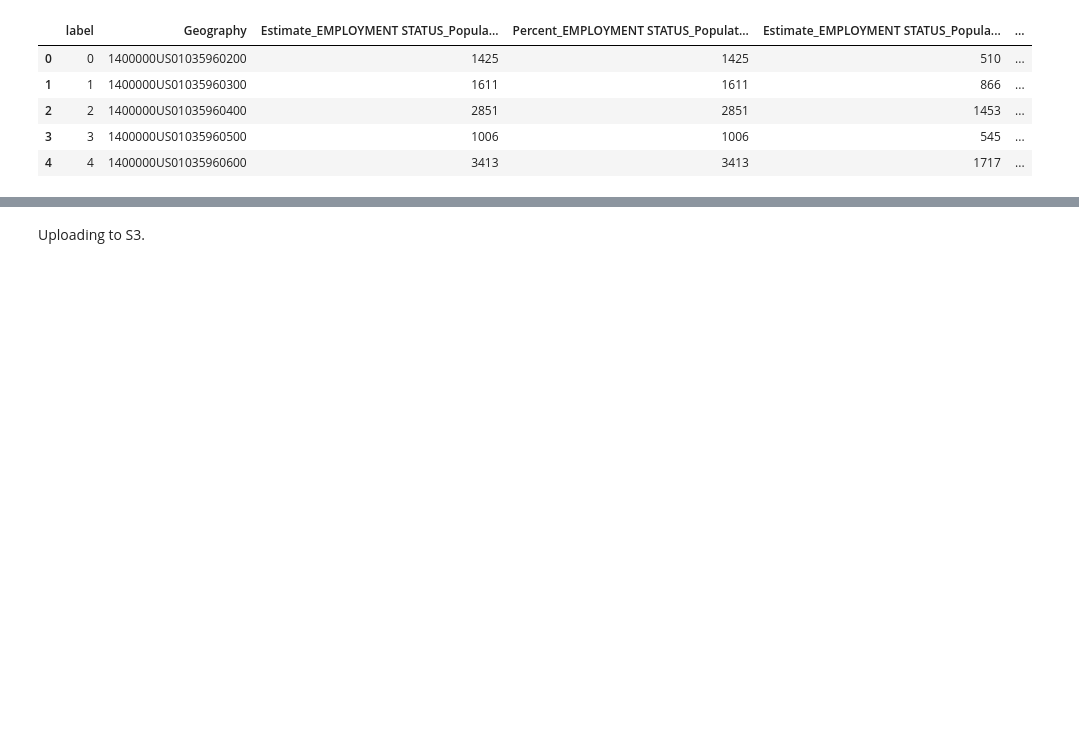
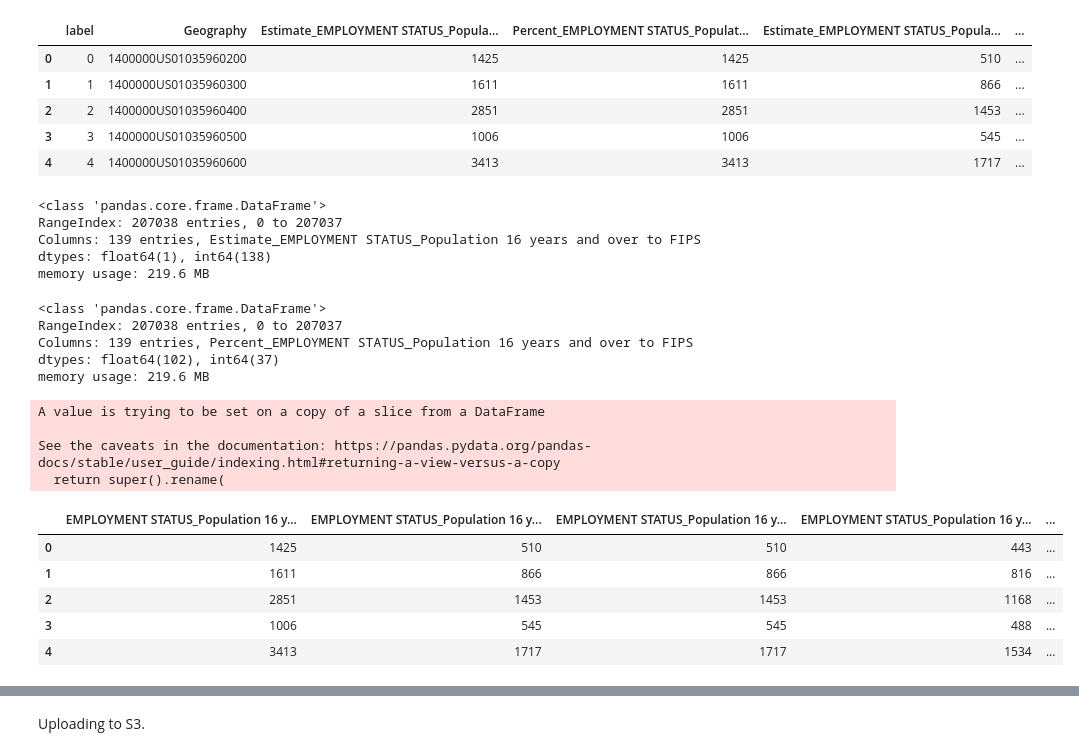
Before and after one commit to georgetown-analytics/Bleeding-Hearts, a Jupyter notebook: Wrangling.ipynb, the cells around one changed output, grey strips where cells are left out. Drawn from its saved outputs; the diff is of its cells as text; code cells hidden in the pictures; blank space fills up the shorter version.

```diff
--- a/Wrangling.ipynb
+++ b/Wrangling.ipynb
@@ -254,3 +254,58 @@ acs.head()
 | 2 | 2 | 1400000US01035960400 | 2851 | 2851 | 1453 | ... |
 | 3 | 3 | 1400000US01035960500 | 1006 | 1006 | 545 | ... |
 | 4 | 4 | 1400000US01035960600 | 3413 | 3413 | 1717 | ... |
+# %%
+#dropping columns we don't need anymore
+dropcols = ['label',
+           'Geography',
+           'state',
+           'county',
+           'tract']
+acs.drop(columns=dropcols,inplace=True)
+#creating a list of remaining columns and splitting the list into two: one for percent and one for estimate
+cols = list(acs)
+est = [i for i in cols if "Percent" not in i]
+pct = [i for i in cols if "Estimate" not in i]
+#using the est and pct lists to split the acs dataframe into two df's: one for percent and one for estimate
+acs_est = acs[est]
+acs_pct = acs[pct]
+# %%
+acs_est.info()
+# %% [output]
+<class 'pandas.core.frame.DataFrame'>
+RangeIndex: 207038 entries, 0 to 207037
+Columns: 139 entries, Estimate_EMPLOYMENT STATUS_Population 16 years and over to FIPS
+dtypes: float64(1), int64(138)
+memory usage: 219.6 MB
+# %%
+acs_pct.info()
+# %% [output]
+<class 'pandas.core.frame.DataFrame'>
+RangeIndex: 207038 entries, 0 to 207037
+Columns: 139 entries, Percent_EMPLOYMENT STATUS_Population 16 years and over to FIPS
+dtypes: float64(102), int64(37)
+memory usage: 219.6 MB
+# %%
+#removing "Estimate" and "Percent" from column names
+est_clean = [i.replace('Estimate_','') for i in est]
+pct_clean = [i.replace('Percent_','') for i in pct]
+#creating a dictionary for each est and pct that we will use to rename the columns without "Estimate" and "Percent"
+est_d=dict(zip(est,est_clean))
+pct_d=dict(zip(pct,pct_clean))
+#renaming columns
+acs_est.rename(columns=est_d,inplace=True)
+acs_pct.rename(columns=pct_d,inplace=True)
+# %% [output]
+A value is trying to be set on a copy of a slice from a DataFrame
+
+See the caveats in the documentation: https://pandas.pydata.org/pandas-docs/stable/user_guide/indexing.html#returning-a-view-versus-a-copy
+  return super().rename(
+# %%
+acs_est.head()
+# %% [output]
+|  | EMPLOYMENT STATUS_Population 16 y... | EMPLOYMENT STATUS_Population 16 y... | EMPLOYMENT STATUS_Population 16 y... | EMPLOYMENT STATUS_Population 16 y... | ... |
+| 0 | 1425 | 510 | 510 | 443 | ... |
+| 1 | 1611 | 866 | 866 | 816 | ... |
+| 2 | 2851 | 1453 | 1453 | 1168 | ... |
+| 3 | 1006 | 545 | 545 | 488 | ... |
+| 4 | 3413 | 1717 | 1717 | 1534 | ... |
```
Also changed, not shown: parts of 16 cells of this notebook.
